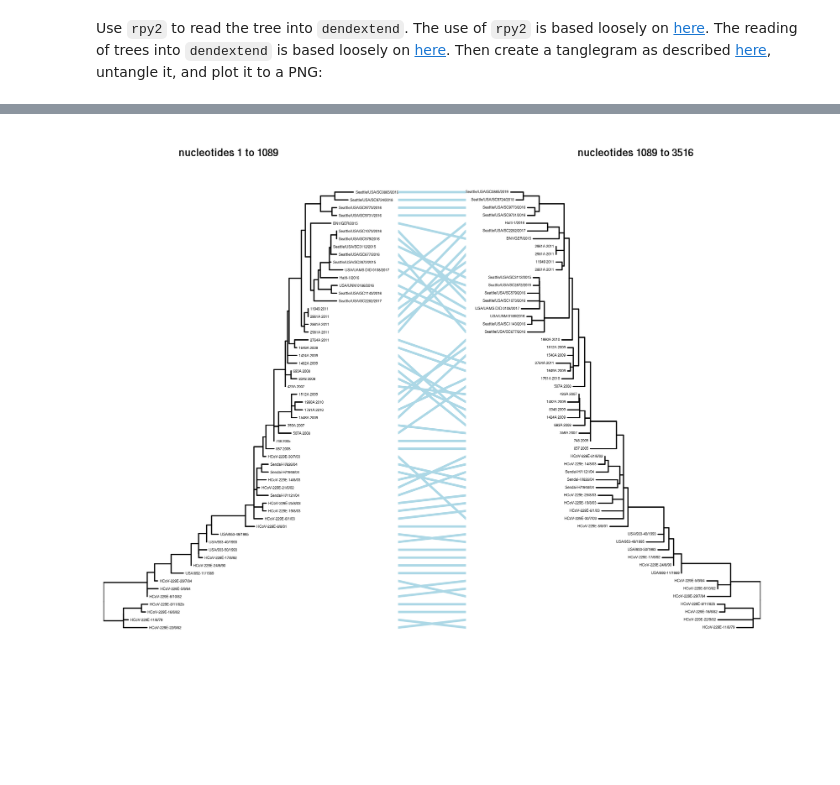
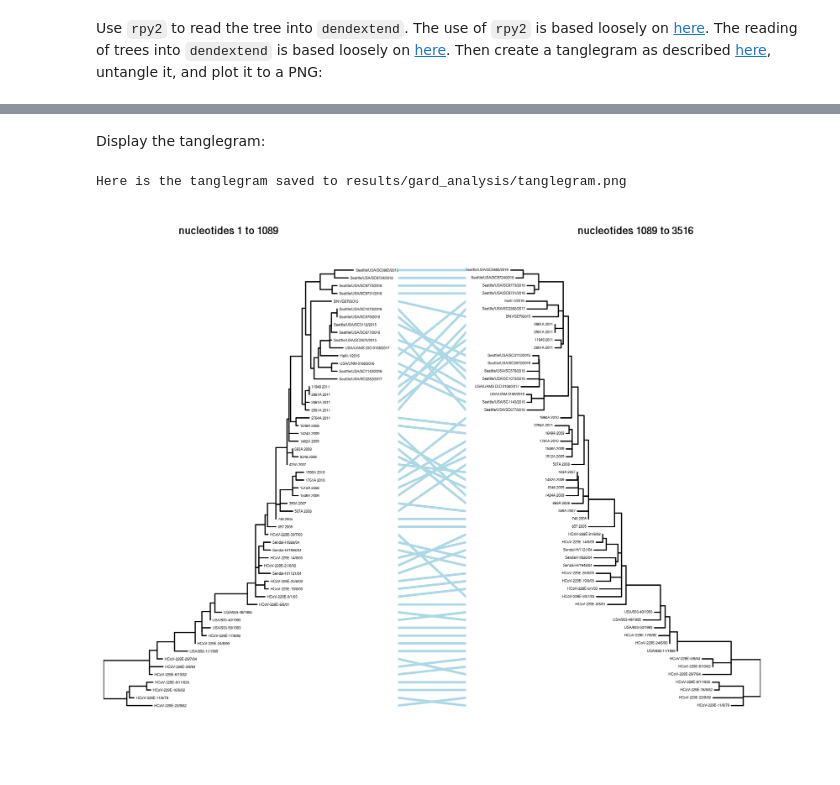
Before and after one commit to jbloomlab/CoV_229E_antigenic_drift, a Jupyter notebook: gard_tanglegram.ipynb, the cells around one changed output, grey strips where cells are left out. Saved outputs shown, nothing was run; the diff lists cells and outputs as text; code cells hidden in the pictures; blank space fills up the shorter version.

Commit message:
draw GARD tanglegram

```diff
--- a/gard_tanglegram.ipynb
+++ b/gard_tanglegram.ipynb
@@ -185,6 +205,8 @@ entanglement went from 0.07710944 to 0.04783153
-# %%
-
-
-display(Image('_temp.png'))
-# %% [output]
-[figure, removed]
+# %% [markdown]
+Display the tanglegram:
+# %%
+print(f"Here is the tanglegram saved to {config['gard_tanglegram']}")
+display(Image(config['gard_tanglegram']))
+# %% [output]
+Here is the tanglegram saved to results/gard_analysis/tanglegram.png
+[figure, added]
```
Also changed, not shown: parts of 3 cells of this notebook, 5 other files.
